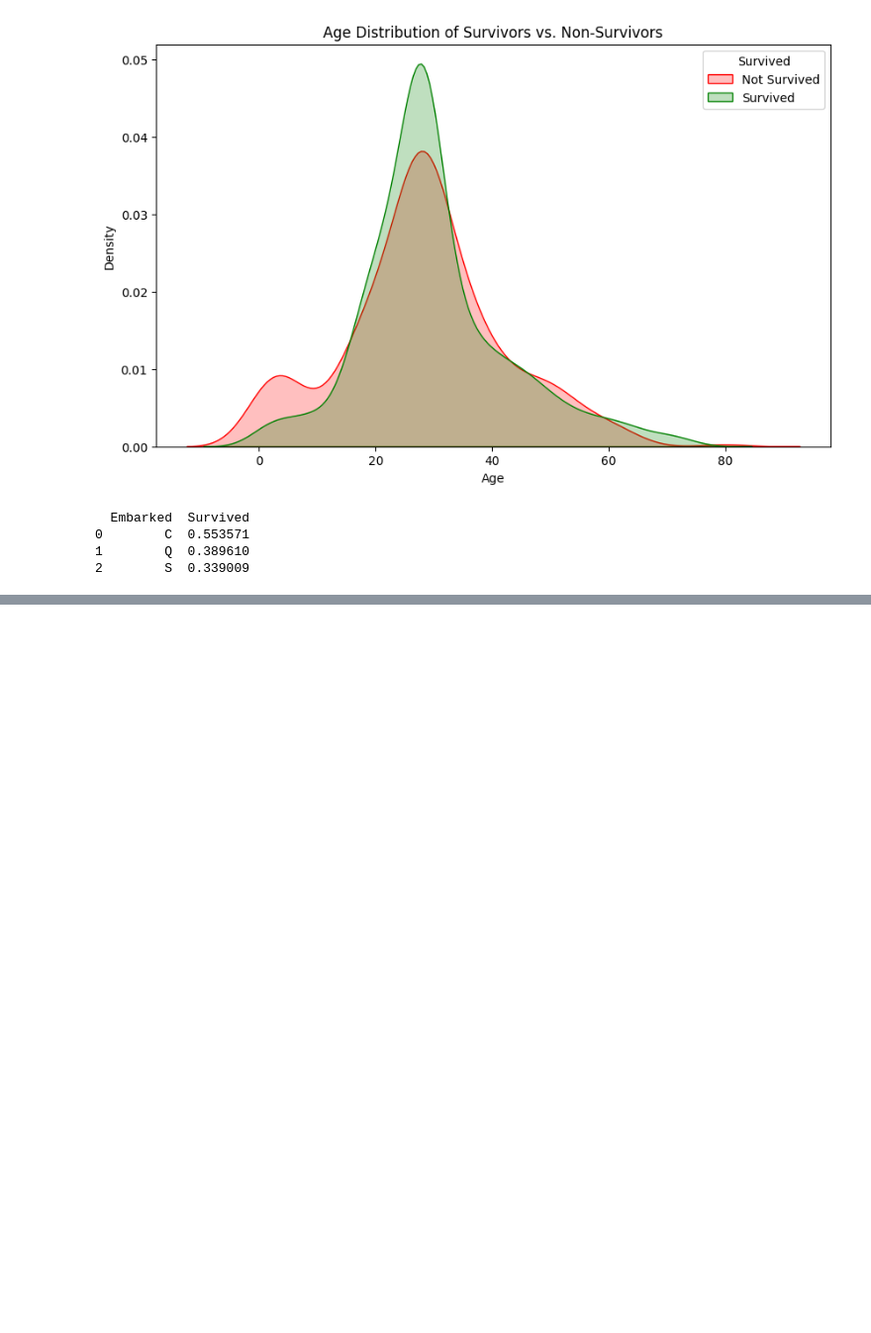
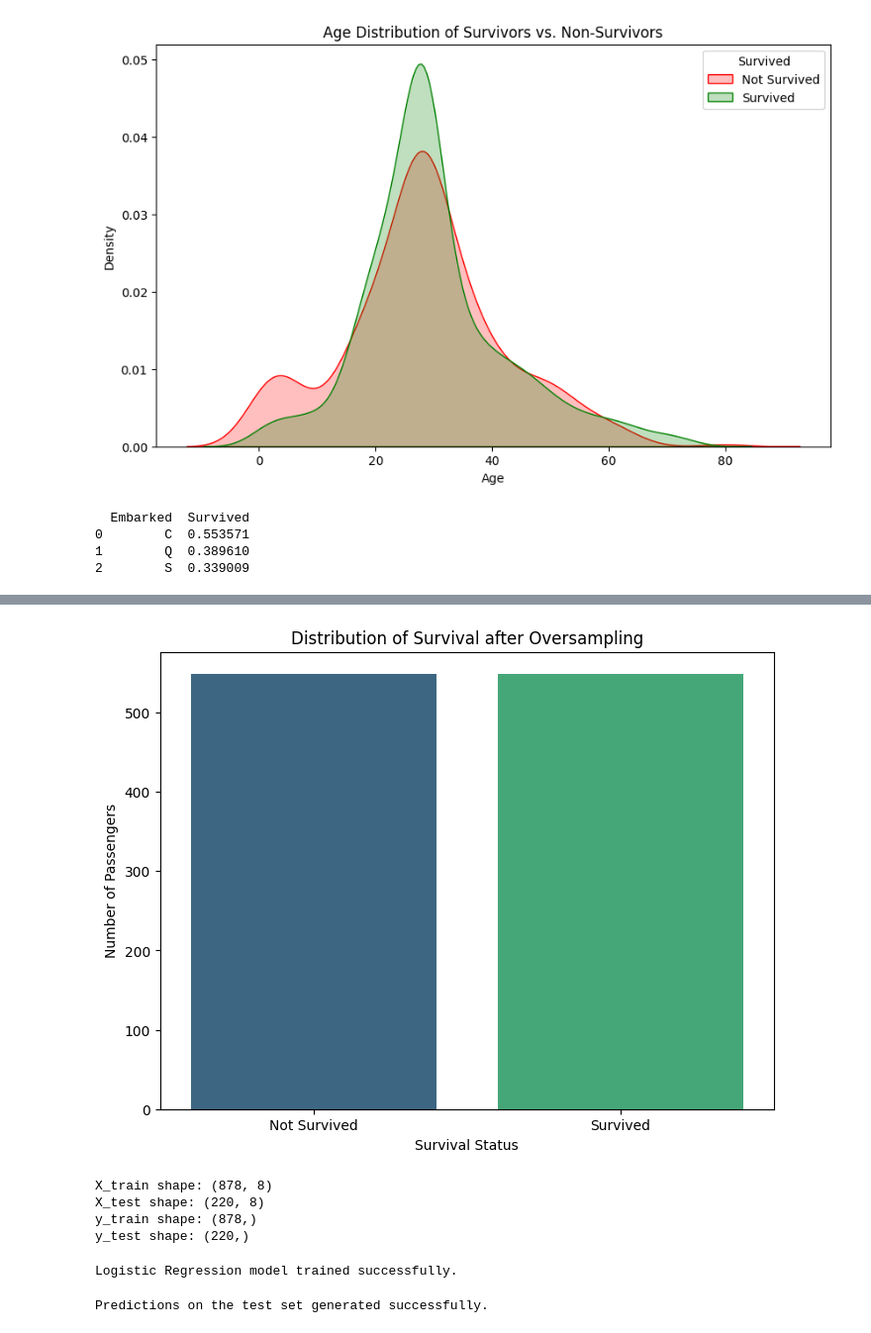
Before and after one commit to DataCommanderUsher/Titanic---Machine-Learning-from-Disaster, a Jupyter notebook: Titanic_Machine_Learning_from_Disaster.ipynb, the cells around one changed output, grey strips where cells are left out. Shown at 99% size. Saved outputs shown, nothing was run; the diff lists cells and outputs as text; code cells hidden in the pictures; blank space fills up the shorter version.

```diff
--- a/Titanic_Machine_Learning_from_Disaster.ipynb
+++ b/Titanic_Machine_Learning_from_Disaster.ipynb
@@ -272,0 +200,28 @@ plt.show()
+# %%
+plt.figure(figsize=(8, 6))
+sns.countplot(x=y_resampled, palette='viridis', hue=y_resampled, legend=False)
+plt.title('Distribution of Survival after Oversampling')
+plt.xlabel('Survival Status')
+plt.ylabel('Number of Passengers')
+plt.xticks(ticks=[0, 1], labels=['Not Survived', 'Survived'])
+plt.show()
+# %% [output]
+[figure, added]
+# %%
+# Split the oversampled data into training and testing sets
+X_train, X_test, y_train, y_test = train_test_split(X_resampled, y_resampled, test_size=0.2, random_state=42)
+# %% [output]
+X_train shape: (878, 8)
+X_test shape: (220, 8)
+y_train shape: (878,)
+y_test shape: (220,)
+# %%
+# Initialize and train the Logistic Regression model
+model = LogisticRegression(random_state=42, solver='liblinear') # Using 'liblinear' solver for better convergence with small datasets
+model.fit(X_train, y_train)
+# %% [output]
+Logistic Regression model trained successfully.
+# %%
+y_pred = model.predict(X_test)
+# %% [output]
+Predictions on the test set generated successfully.
```
Also changed, not shown: parts of 37 cells of this notebook.
